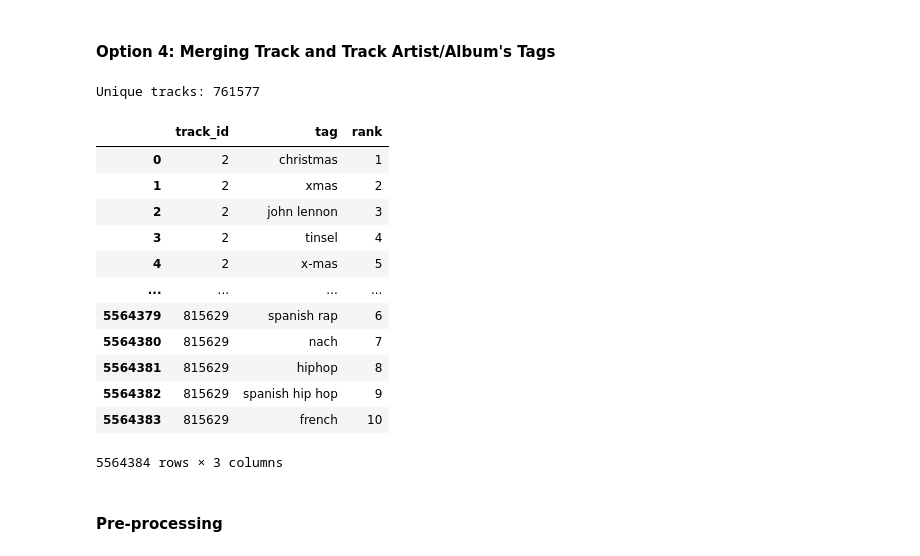
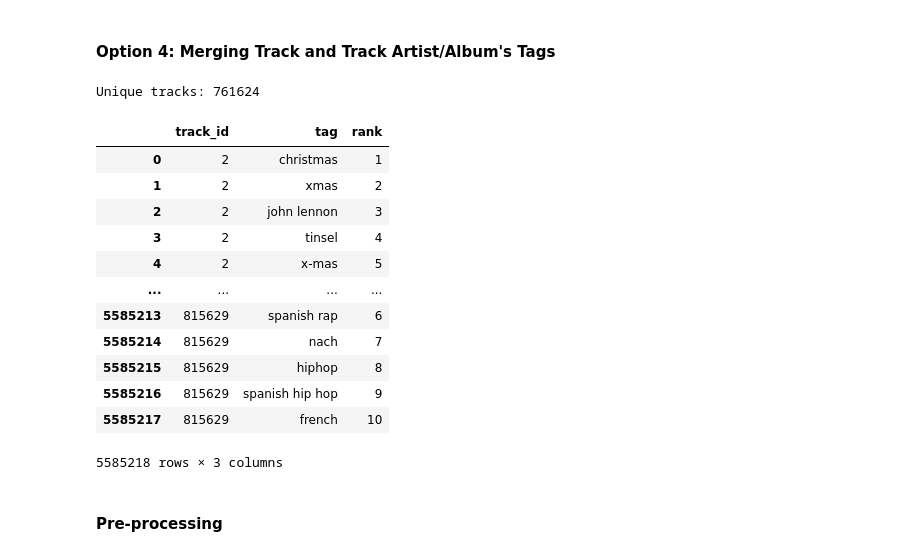
Before and after one commit to Acervans/lastfm_RS, a Jupyter notebook: lastfm_RS/backend/research/generate_recsys_data.ipynb, the cells around one changed output. Saved outputs shown, nothing was run; the diff lists cells and outputs as text; code cells hidden in the pictures.

Commit message:
Add irrelevant tags for testing

```diff
--- a/lastfm_RS/backend/research/generate_recsys_data.ipynb
+++ b/lastfm_RS/backend/research/generate_recsys_data.ipynb
@@ -400,42 +400,37 @@ Unique tracks: 319156
 # %%
 def merge_tracks_tags():
     track_own_tags = get_track_own_tags()
     track_artist_tags = get_track_artist_tags()
     track_album_tags = get_track_album_tags()
-
-    # Remove irrelevant tags
-    track_own_tags = track_own_tags[['track' not in t for t in track_own_tags.tag]]
-    track_album_tags = track_album_tags[['album' not in t for t in track_album_tags.tag]]
-    track_artist_tags = track_artist_tags[['artist' not in t for t in track_artist_tags.tag]]
 
     # Merge tags not in set by priority -> track > album > artist
     new_tracks_album = track_album_tags.loc[~track_album_tags.track_id.isin(track_own_tags.track_id)]
     raw_track_tags = pd.concat([track_own_tags, new_tracks_album])
 
     new_tracks_artist = track_artist_tags.loc[~track_artist_tags.track_id.isin(raw_track_tags.track_id)]
     raw_track_tags = pd.concat([raw_track_tags, new_tracks_artist]).reset_index(drop=True)
 
     return raw_track_tags
 
 raw_track_tags = merge_tracks_tags()
 
 print(f"Unique tracks: {len(raw_track_tags.track_id.unique())}")
 raw_track_tags
 # %% [output]
-Unique tracks: 761577
+Unique tracks: 761624
 |  | track_id | tag | rank |
 | 0 | 2 | christmas | 1 |
 | 1 | 2 | xmas | 2 |
 | 2 | 2 | john lennon | 3 |
 | 3 | 2 | tinsel | 4 |
 | 4 | 2 | x-mas | 5 |
 | ... | ... | ... | ... |
-| 5564379 | 815629 | spanish rap | 6 |
-| 5564380 | 815629 | nach | 7 |
-| 5564381 | 815629 | hiphop | 8 |
-| 5564382 | 815629 | spanish hip hop | 9 |
-| 5564383 | 815629 | french | 10 |
+| 5585213 | 815629 | spanish rap | 6 |
+| 5585214 | 815629 | nach | 7 |
+| 5585215 | 815629 | hiphop | 8 |
+| 5585216 | 815629 | spanish hip hop | 9 |
+| 5585217 | 815629 | french | 10 |
-5564384 rows × 3 columns
+5585218 rows × 3 columns
 # %% [markdown]
 #### Pre-processing
 # %%
```
Also changed, not shown: parts of 1 cell of this notebook, 2 other files.
